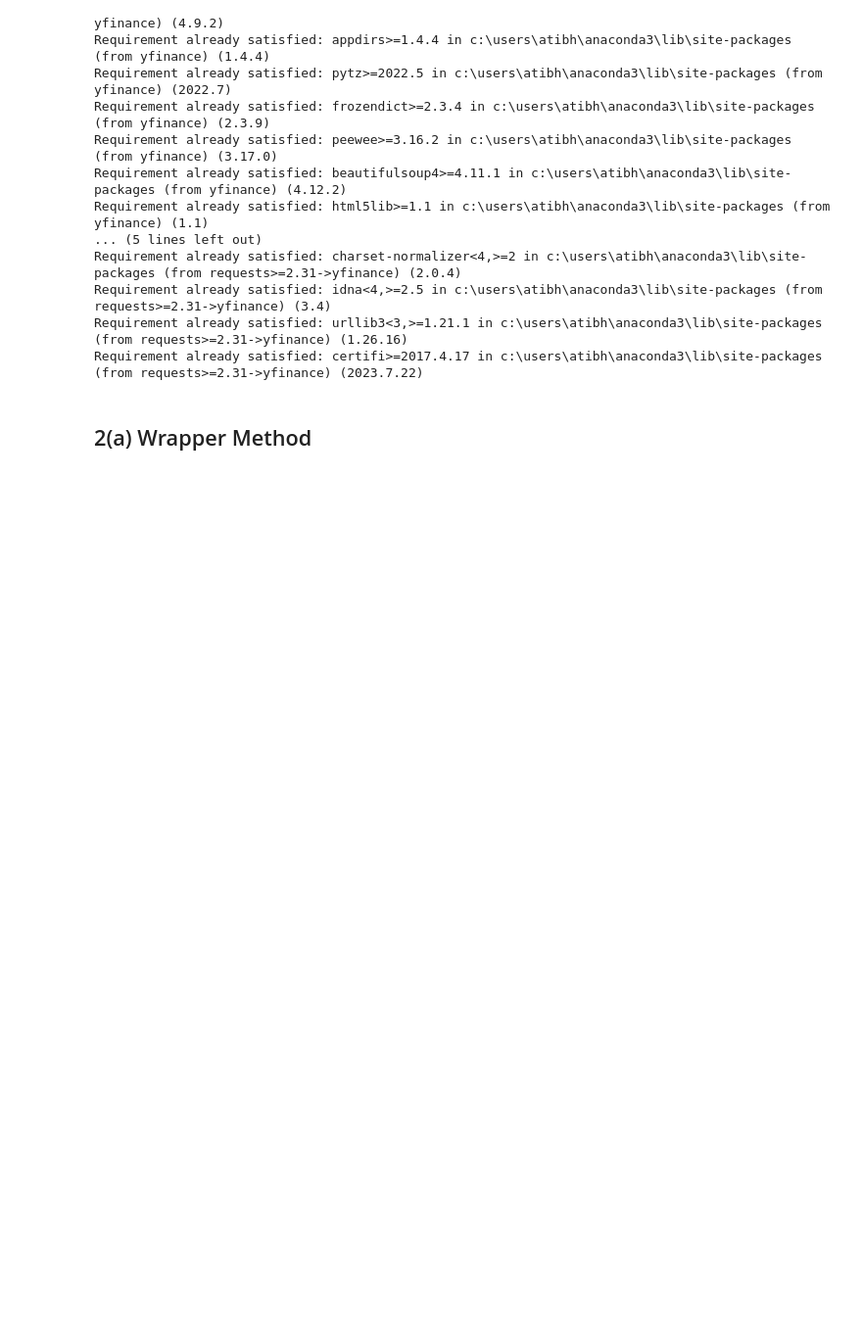
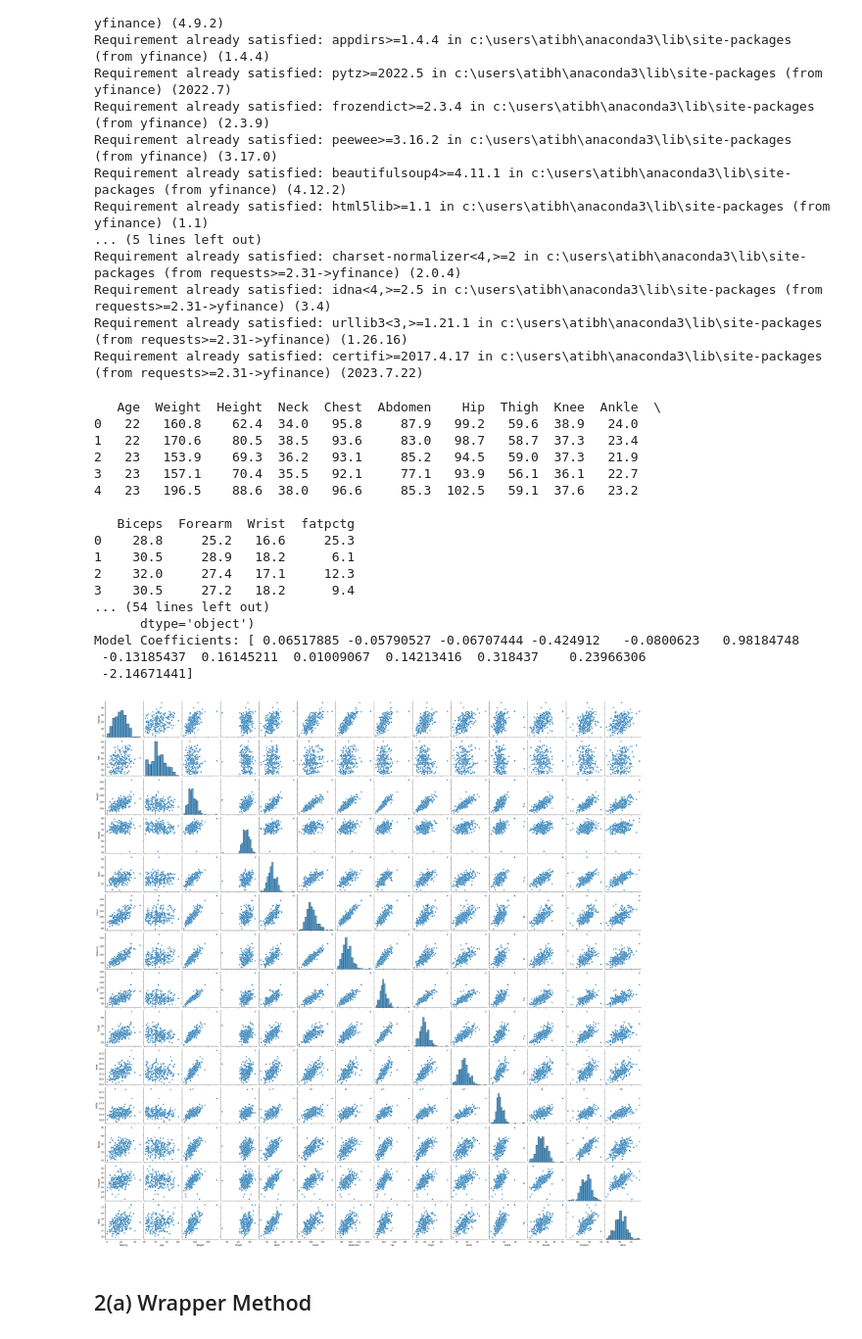
Before and after one commit to atibhav1/IS_733_Data-Mining, a Jupyter notebook: 733 Homework 3.ipynb, the cells around one changed output. Shown at 98% size. Saved outputs shown, nothing was run; the diff lists cells and outputs as text; code cells hidden in the pictures; blank space fills up the shorter version.

```diff
--- a/733 Homework 3.ipynb
+++ b/733 Homework 3.ipynb
@@ -361,3 +365,55 @@ Requirement already satisfied: certifi>=2017.4.17 in c:\users\atibh\anaconda3\li
+# %%
+# Step 1: Load and Explore the Data
+data = pd.read_csv("C:/Users/atibh/Downloads/homework3/BMI.csv")
+print(data.head())
+print(data.info())
+print(data.describe())
+
+# Step 2: Data Preprocessing (if needed)
+
+# Step 3: Feature Selection
+X = data.drop('fatpctg', axis=1)  # Features
+y = data['fatpctg']  # Target variable
+
+# Use SelectKBest with f_regression as the score function
+selector = SelectKBest(score_func=f_regression, k='all')
+X_selected = selector.fit_transform(X, y)
+
+# Get selected feature indices and names
+selected_indices = selector.get_support(indices=True)
+selected_features = X.columns[selected_indices]
+
+# Step 4: Model Building
+X_train, X_test, y_train, y_test = train_test_split(X_selected, y, test_size=0.2, random_state=42)
+model = LinearRegression()
+model.fit(X_train, y_train)
+
+# Step 5: Interpretation and Analysis
+print(f"Selected Features: {selected_features}")
+print(f"Model Coefficients: {model.coef_}")
+
+# Visualize the correlation between selected features and the target variable
+sns.pairplot(data[['fatpctg'] + list(selected_features)])
+plt.show()
+# %% [output]
+   Age  Weight  Height  Neck  Chest  Abdomen    Hip  Thigh  Knee  Ankle  \
+0   22   160.8    62.4  34.0   95.8     87.9   99.2   59.6  38.9   24.0
+1   22   170.6    80.5  38.5   93.6     83.0   98.7   58.7  37.3   23.4
+2   23   153.9    69.3  36.2   93.1     85.2   94.5   59.0  37.3   21.9
+3   23   157.1    70.4  35.5   92.1     77.1   93.9   56.1  36.1   22.7
+4   23   196.5    88.6  38.0   96.6     85.3  102.5   59.1  37.6   23.2
+
+   Biceps  Forearm  Wrist  fatpctg
+0    28.8     25.2   16.6     25.3
+1    30.5     28.9   18.2      6.1
+2    32.0     27.4   17.1     12.3
+3    30.5     27.2   18.2      9.4
+... (54 lines left out)
+      dtype='object')
+Model Coefficients: [ 0.06517885 -0.05790527 -0.06707444 -0.424912   -0.0800623   0.98184748
+ -0.13185437  0.16145211  0.01009067  0.14213416  0.318437    0.23966306
+ -2.14671441]
+[figure, added]
 # %% [markdown]
 ## 2(a) Wrapper Method
 # %%
```
Also changed, not shown: parts of 17 cells of this notebook.
